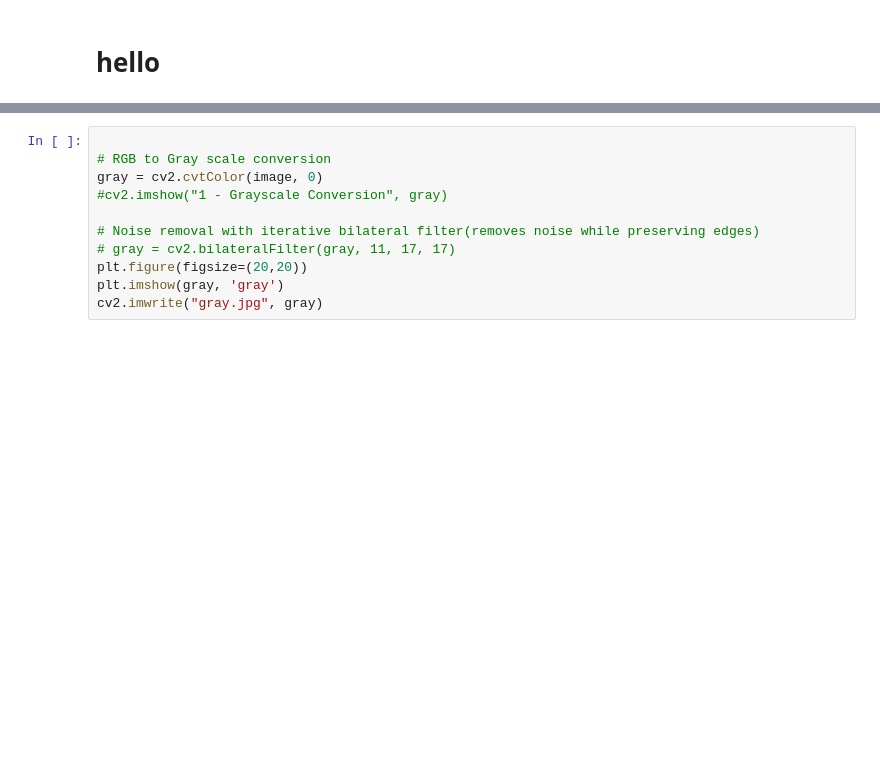
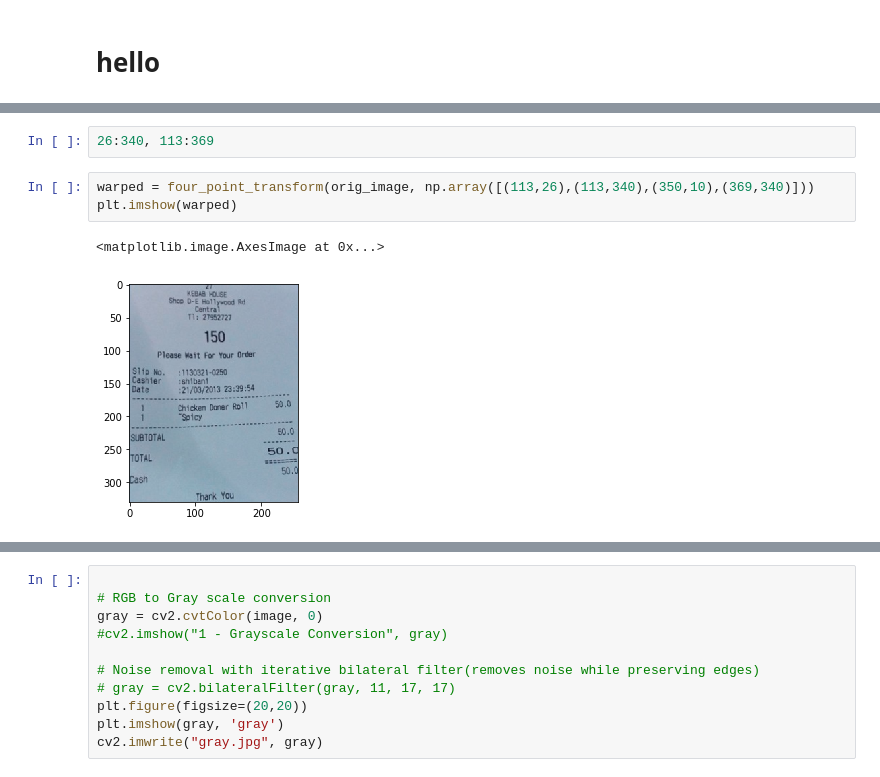
Before and after one commit to sravyaysk/vitaFlow, a Jupyter notebook: vitaflow/annotate_server/four_point_transform.ipynb, the cells around one changed output, grey strips where cells are left out. Cells and saved outputs as stored; diff of their text form; blank space fills up the shorter version.

Commit message:
Manual changes to the perspective transform

```diff
--- a/vitaflow/annotate_server/four_point_transform.ipynb
+++ b/vitaflow/annotate_server/four_point_transform.ipynb
@@ -278,0 +287,8 @@ plt.imshow(image)
+# %%
+26:340, 113:369
+# %%
+warped = four_point_transform(orig_image, np.array([(113,26),(113,340),(350,10),(369,340)]))
+plt.imshow(warped)
+# %% [output]
+<matplotlib.image.AxesImage at 0x...>
+[figure, added]
```
Also changed, not shown: parts of 10 cells of this notebook.
